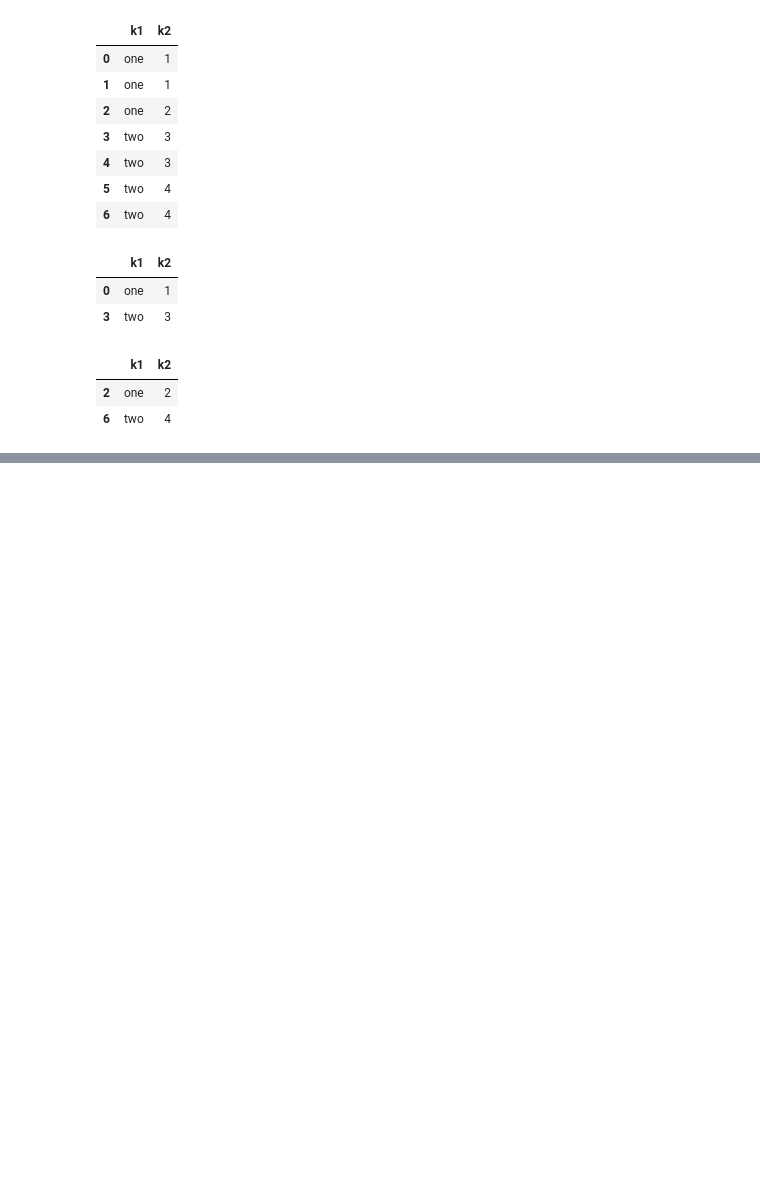
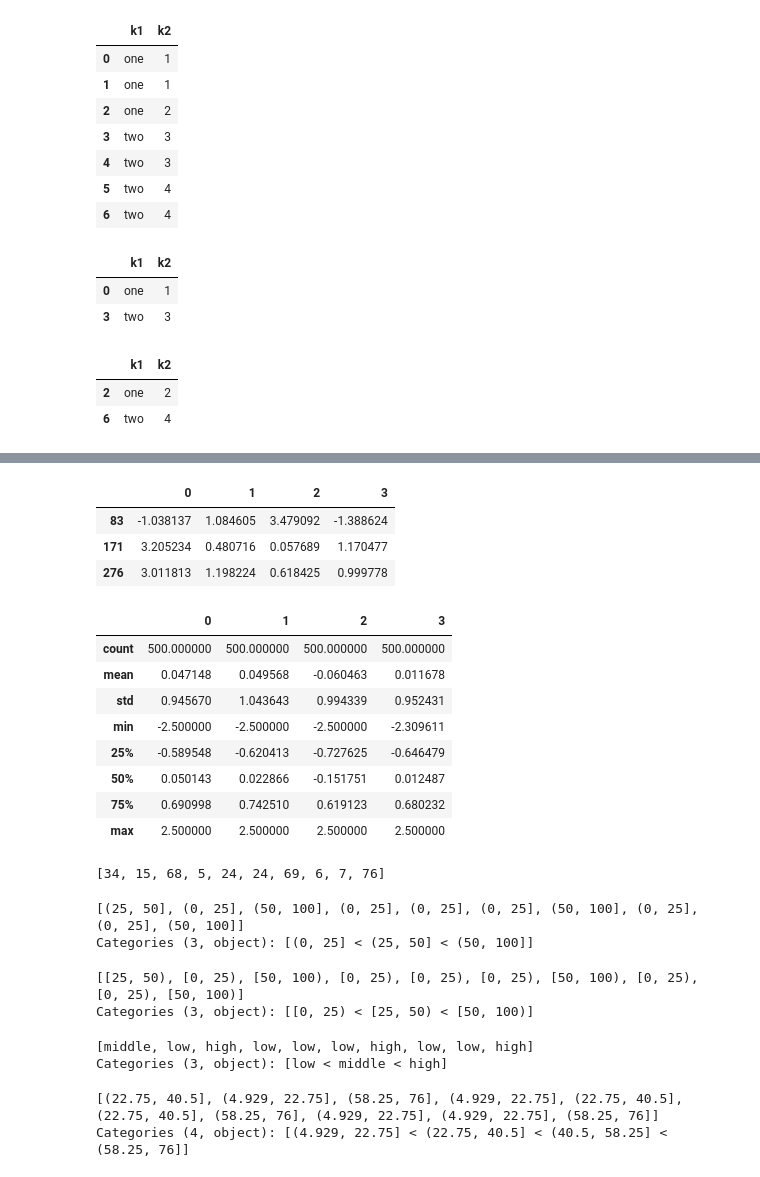
Before and after one commit to Rshcaroline/xy-inv, a Jupyter notebook: Learning/np_pd.ipynb, the cells around one changed output, grey strips where cells are left out. Cells and saved outputs as stored; diff of their text form; code cells hidden in the pictures; blank space fills up the shorter version.

```diff
--- a/Learning/np_pd.ipynb
+++ b/Learning/np_pd.ipynb
@@ -232,0 +253,49 @@ data.drop_duplicates(['k1'], keep='last')  # 保留的是最后一个而不是
+# %%
+data[(data>3).any(1)]          # 任意一列中有大于3的数值的行
+# %% [output]
+|  | 0 | 1 | 2 | 3 |
+| 83 | -1.038137 | 1.084605 | 3.479092 | -1.388624 |
+| 171 | 3.205234 | 0.480716 | 0.057689 | 1.170477 |
+| 276 | 3.011813 | 1.198224 | 0.618425 | 0.999778 |
+# %%
+data[np.abs(data)>2.5] = np.sign(data) * 2.5   # 利用信号函数(值只为1和-1)把所有数据都限定到[-2.5, 2.5]之间
+data.describe()
+# %% [output]
+|  | 0 | 1 | 2 | 3 |
+| count | 500.000000 | 500.000000 | 500.000000 | 500.000000 |
+| mean | 0.047148 | 0.049568 | -0.060463 | 0.011678 |
+| std | 0.945670 | 1.043643 | 0.994339 | 0.952431 |
+| min | -2.500000 | -2.500000 | -2.500000 | -2.309611 |
+| 25% | -0.589548 | -0.620413 | -0.727625 | -0.646479 |
+| 50% | 0.050143 | 0.022866 | -0.151751 | 0.012487 |
+| 75% | 0.690998 | 0.742510 | 0.619123 | 0.680232 |
+| max | 2.500000 | 2.500000 | 2.500000 | 2.500000 |
+# %%
+from random import randrange
+data = [randrange(100) for i in range(10)]
+data
+# %% [output]
+[34, 15, 68, 5, 24, 24, 69, 6, 7, 76]
+# %%
+category = [0,25,50,100]
+pd.cut(data, category)  # 默认是左开右闭的
+# %% [output]
+[(25, 50], (0, 25], (50, 100], (0, 25], (0, 25], (0, 25], (50, 100], (0, 25], (0, 25], (50, 100]]
+Categories (3, object): [(0, 25] < (25, 50] < (50, 100]]
+# %%
+pd.cut(data, category, right=False)  # 左闭右开区间
+# %% [output]
+[[25, 50), [0, 25), [50, 100), [0, 25), [0, 25), [0, 25), [50, 100), [0, 25), [0, 25), [50, 100)]
+Categories (3, object): [[0, 25) < [25, 50) < [50, 100)]
+# %%
+labels = ['low', 'middle', 'high']
+pd.cut(data, category, right=False, labels=labels)  # 指定标签
+# %% [output]
+[middle, low, high, low, low, low, high, low, low, high]
+Categories (3, object): [low < middle < high]
+# %%
+data
+pd.cut(data,4)   # 在data的范围内cut四分位
+# %% [output]
+[(22.75, 40.5], (4.929, 22.75], (58.25, 76], (4.929, 22.75], (22.75, 40.5], (22.75, 40.5], (58.25, 76], (4.929, 22.75], (4.929, 22.75], (58.25, 76]]
+Categories (4, object): [(4.929, 22.75] < (22.75, 40.5] < (40.5, 58.25] < (58.25, 76]]
```
Also changed, not shown: parts of 6 cells of this notebook.
